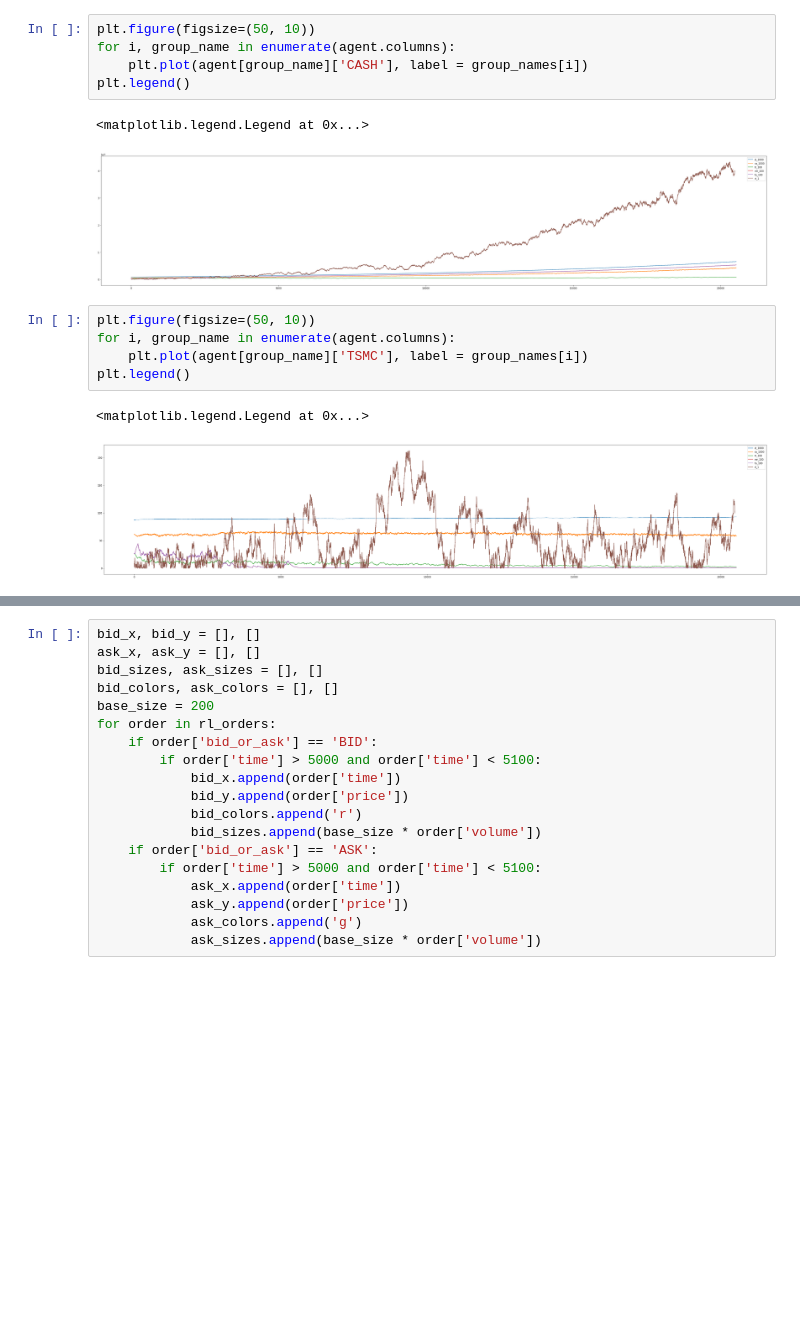
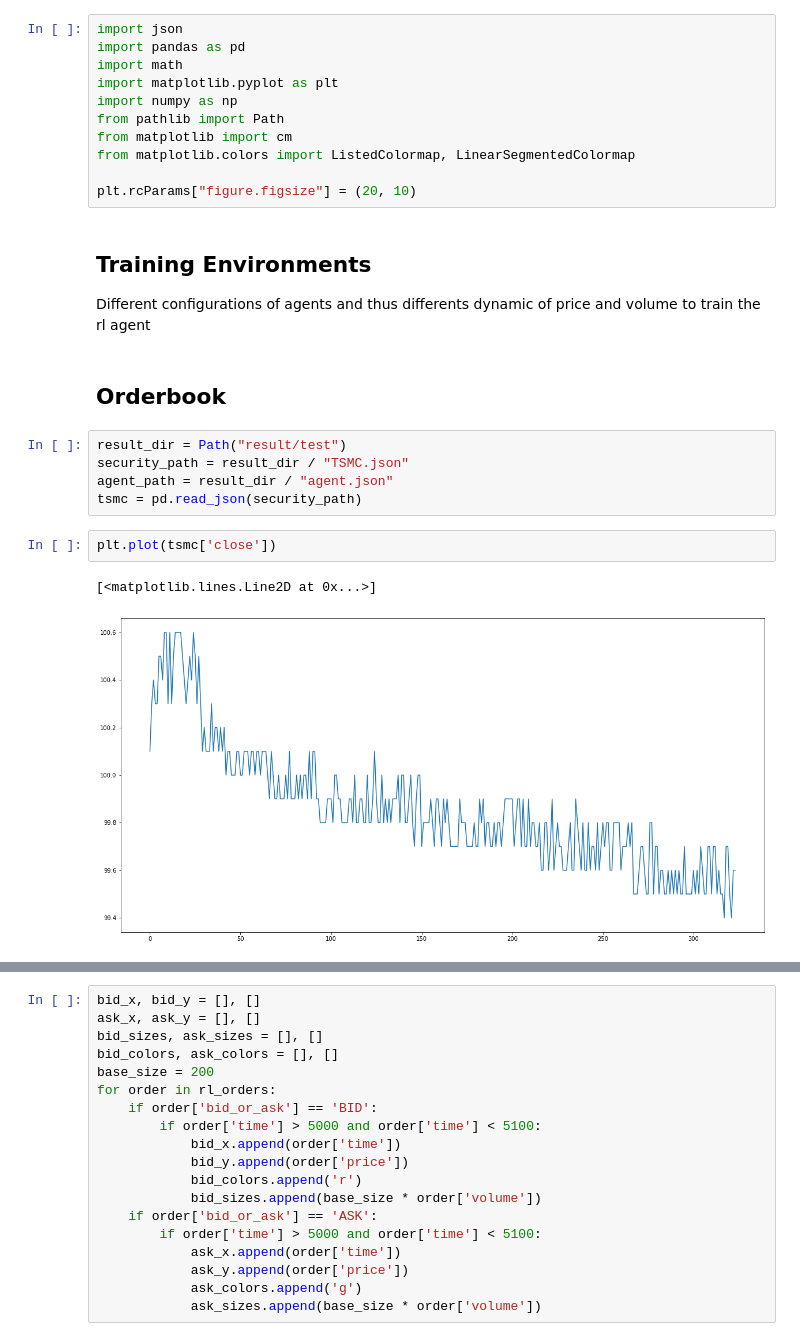
Before and after one commit to lainn9527/market_simulator, a Jupyter notebook: visualization.ipynb, the cells around one changed output, grey strips where cells are left out. Saved outputs shown, nothing was run; the diff lists cells and outputs as text; blank space fills up the shorter version.

```diff
--- a/visualization.ipynb
+++ b/visualization.ipynb
@@ -68,16 +1,26 @@ plt.legend()
-# %%
-plt.figure(figsize=(50, 10))
-for i, group_name in enumerate(agent.columns):
-    plt.plot(agent[group_name]['CASH'], label = group_names[i])
-plt.legend()
-# %% [output]
-<matplotlib.legend.Legend at 0x...>
-[figure, removed]
-# %%
-plt.figure(figsize=(50, 10))
-for i, group_name in enumerate(agent.columns):
-    plt.plot(agent[group_name]['TSMC'], label = group_names[i])
-plt.legend()
-# %% [output]
-<matplotlib.legend.Legend at 0x...>
-[figure, removed]
+# %%
+import json
+import pandas as pd
+import math
+import matplotlib.pyplot as plt
+import numpy as np
+from pathlib import Path
+from matplotlib import cm
+from matplotlib.colors import ListedColormap, LinearSegmentedColormap
+
+plt.rcParams["figure.figsize"] = (20, 10)
+# %% [markdown]
+## Training Environments
+Different configurations of agents and thus differents dynamic of price and volume to train the rl agent
+# %% [markdown]
+## Orderbook
+# %%
+result_dir = Path("result/test")
+security_path = result_dir / "TSMC.json"
+agent_path = result_dir / "agent.json"
+tsmc = pd.read_json(security_path)
+# %%
+plt.plot(tsmc['close'])
+# %% [output]
+[<matplotlib.lines.Line2D at 0x...>]
+[figure, added]
```
Also changed, not shown: parts of 58 cells of this notebook, 13 other files.
